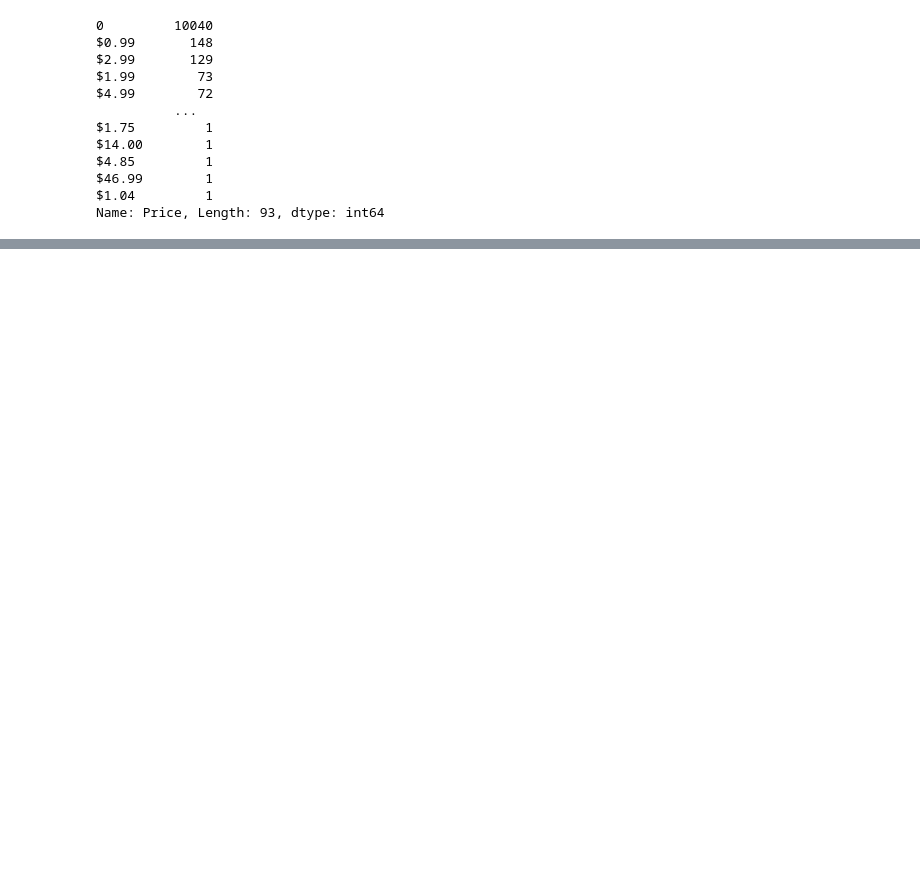
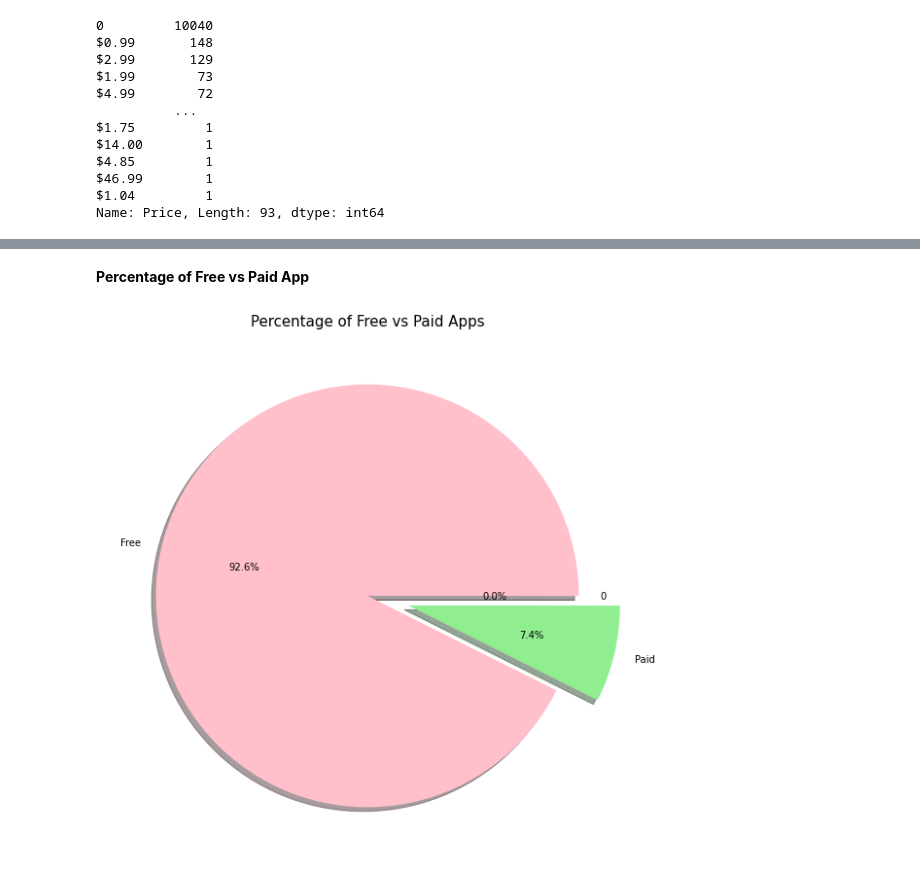
Before and after one commit to pratikjori20/Play-Store-App-Review-Analysis, a Jupyter notebook: Play_Store_App_Review_Analysis.ipynb, the cells around one changed output, grey strips where cells are left out. Cells and saved outputs as stored; diff of their text form; code cells hidden in the pictures; blank space fills up the shorter version.

```diff
--- a/Play_Store_App_Review_Analysis.ipynb
+++ b/Play_Store_App_Review_Analysis.ipynb
@@ -162,0 +306,14 @@ df['Price'] = pd.to_numeric(df['Price'])
+# %% [markdown]
+<B> Percentage of Free vs Paid App
+# %%
+# plot the pie chart showing the free vs paid app
+plt.figure(figsize=(10,10))
+labels = df['Type'].value_counts(sort = True).index
+size = df['Type'].value_counts(sort = True)
+colors = ['pink', 'lightgreen']
+explode = (0,0.2,0)
+plt.pie(size, labels=labels, explode=explode, colors=colors, autopct='%1.1f%%',shadow=True, startangle=0)
+plt.title('Percentage of Free vs Paid Apps', size= 15)
+plt.show()
+# %% [output]
+[figure, added]
```
Also changed, not shown: parts of 20 cells of this notebook.
